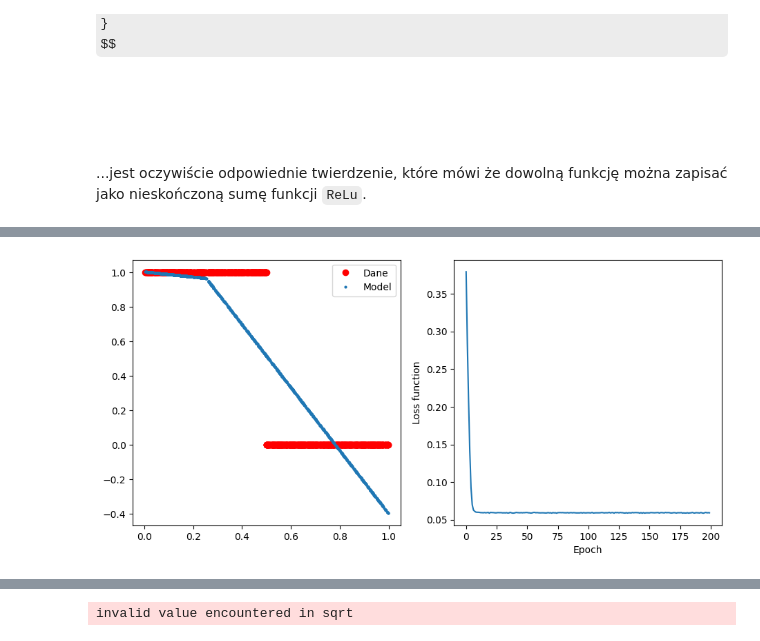
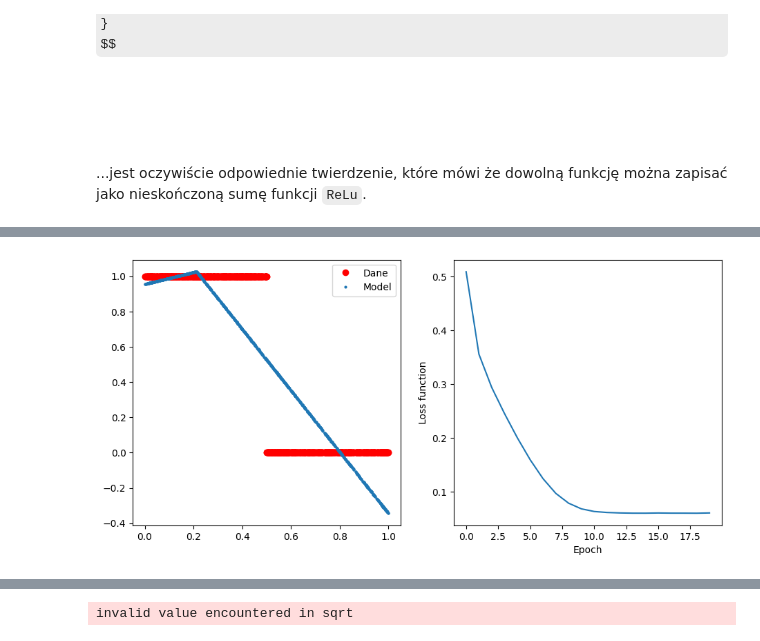
Before and after one commit to akalinow/LetniaSzkolaFizyki, a Jupyter notebook: Uczenie_maszynowe.ipynb, the cells around one changed output, grey strips where cells are left out. Saved outputs shown, nothing was run; the diff lists cells and outputs as text; code cells hidden in the pictures; some formulas as TeX source.

```diff
--- a/Uczenie_maszynowe.ipynb
+++ b/Uczenie_maszynowe.ipynb
@@ -428,7 +435,7 @@ model.compile(loss = 'mse')
 # %%
 Y = (X>0)*(X<0.5)
 
-history = model.fit(X,Y,epochs=200, verbose=0)
+history = model.fit(X,Y,epochs=20, verbose=0)
 Y_model = model.predict(X)
 
 fig, axes = plt.subplots(1,2, figsize=(11,5))
@@ -444,4 +451,4 @@ axes[1].set_ylabel('Loss function');
-[figure, old version]
+[figure, new version]
 # %% [markdown]
 <div class="row">
   <div class="col-md-12" markdown="1">
```
Also changed, not shown: parts of 31 cells of this notebook.
